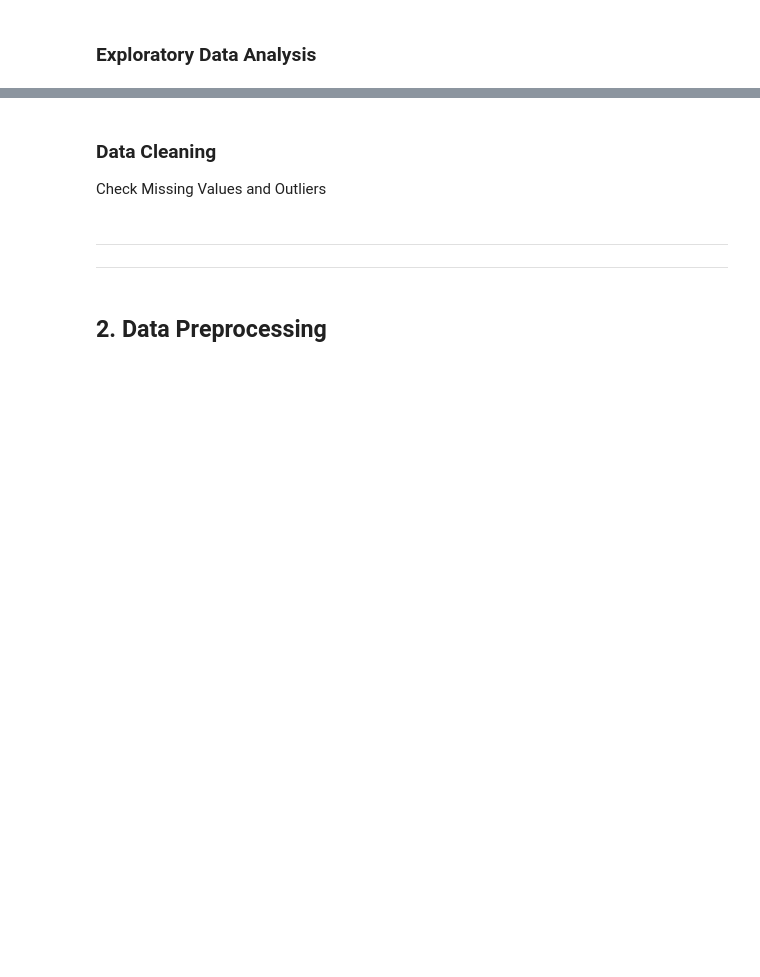
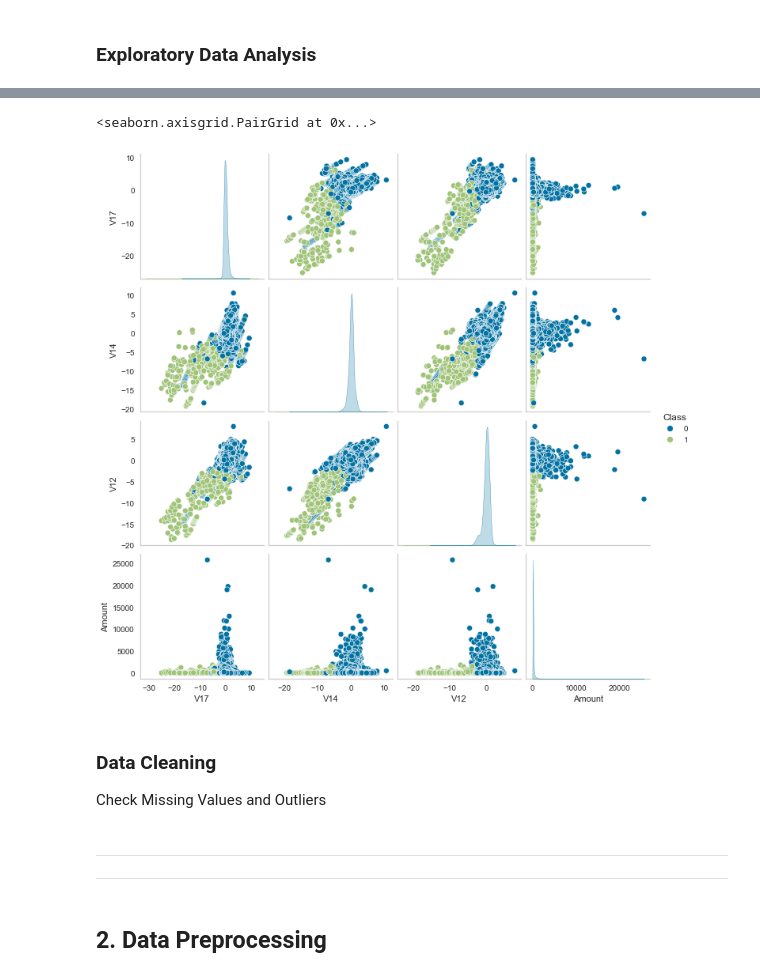
Before and after one commit to Furkan-Coskun/Project, a Jupyter notebook: Fraud Detection_Student_V3.ipynb, the cells around one changed output, grey strips where cells are left out. Saved outputs shown, nothing was run; the diff lists cells and outputs as text; code cells hidden in the pictures; blank space fills up the shorter version.

```diff
--- a/Fraud Detection_Student_V3.ipynb
+++ b/Fraud Detection_Student_V3.ipynb
@@ -234,3 +293,8 @@ NameError: name 'ds' is not defined
+# %%
+sns.pairplot(df, hue = 'Class', vars = ['V17', 'V14',"V12",'Amount'] )
+# %% [output]
+<seaborn.axisgrid.PairGrid at 0x...>
+[figure, added]
 # %% [markdown]
 ### Data Cleaning
 Check Missing Values and Outliers
```
Also changed, not shown: parts of 14 cells of this notebook.
